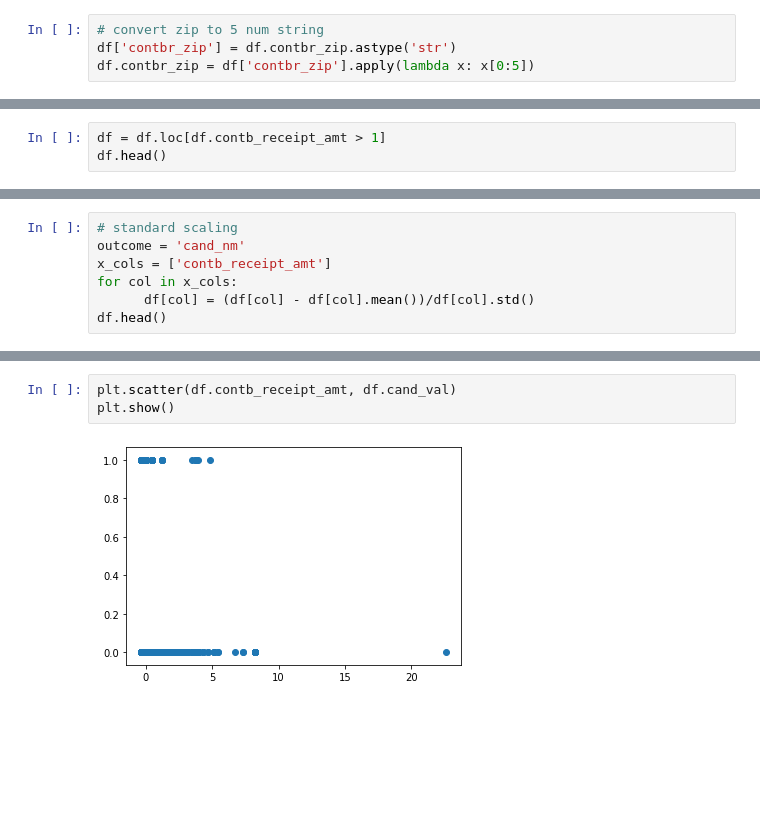
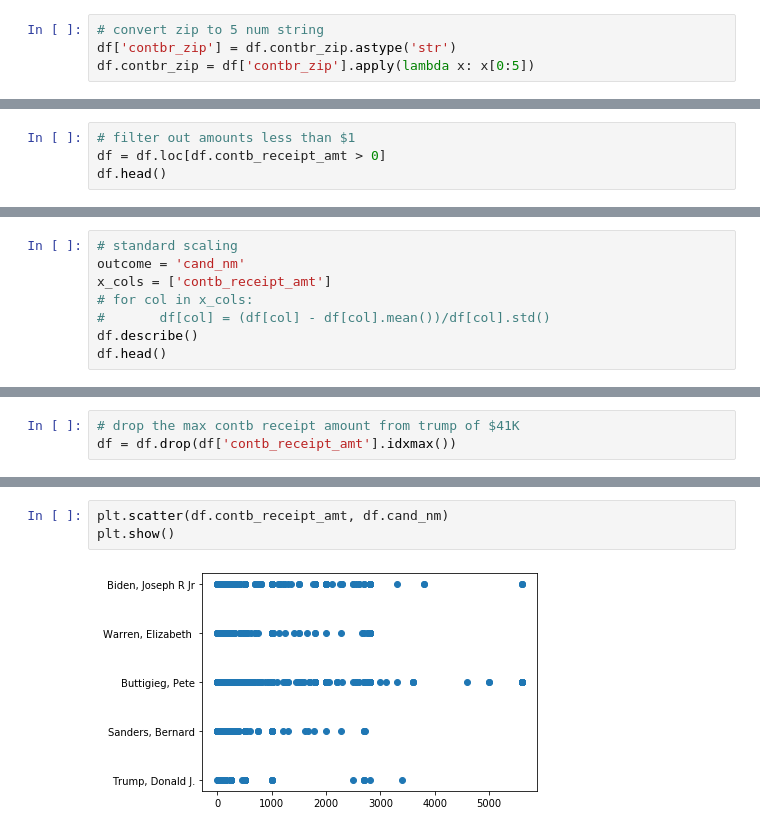
Before and after one commit to ali0003433/predict-recipient-presidential-contributions, a Jupyter notebook: 2. split-by-party.ipynb, the cells around one changed output, grey strips where cells are left out. Saved outputs shown, nothing was run; the diff lists cells and outputs as text; blank space fills up the shorter version.

```diff
--- a/2. split-by-party.ipynb
+++ b/2. split-by-party.ipynb
@@ -62,4 +59,5 @@ df.head()
 # %%
-df = df.loc[df.contb_receipt_amt > 1]
+# filter out amounts less than $1
+df = df.loc[df.contb_receipt_amt > 0]
 df.head()
 # %% [output]
@@ -78,7 +71,8 @@ df.groupby('cand_nm').mean().plot.bar()
 # standard scaling
 outcome = 'cand_nm'
 x_cols = ['contb_receipt_amt']
-for col in x_cols:
-      df[col] = (df[col] - df[col].mean())/df[col].std()
+# for col in x_cols:
+#       df[col] = (df[col] - df[col].mean())/df[col].std()
+df.describe()
 df.head()
 # %% [output]
@@ -110,0 +107,3 @@ df.describe()
+# %%
+# drop the max contb receipt amount from trump of $41K
+df = df.drop(df['contb_receipt_amt'].idxmax())
@@ -119,5 +136,5 @@ df.groupby('cand_val').mean()
 # %%
-plt.scatter(df.contb_receipt_amt, df.cand_val)
+plt.scatter(df.contb_receipt_amt, df.cand_nm)
 plt.show()
 # %% [output]
-[figure, old version]
+[figure, new version]
```
Also changed, not shown: parts of 19 cells of this notebook, 2 other files.
